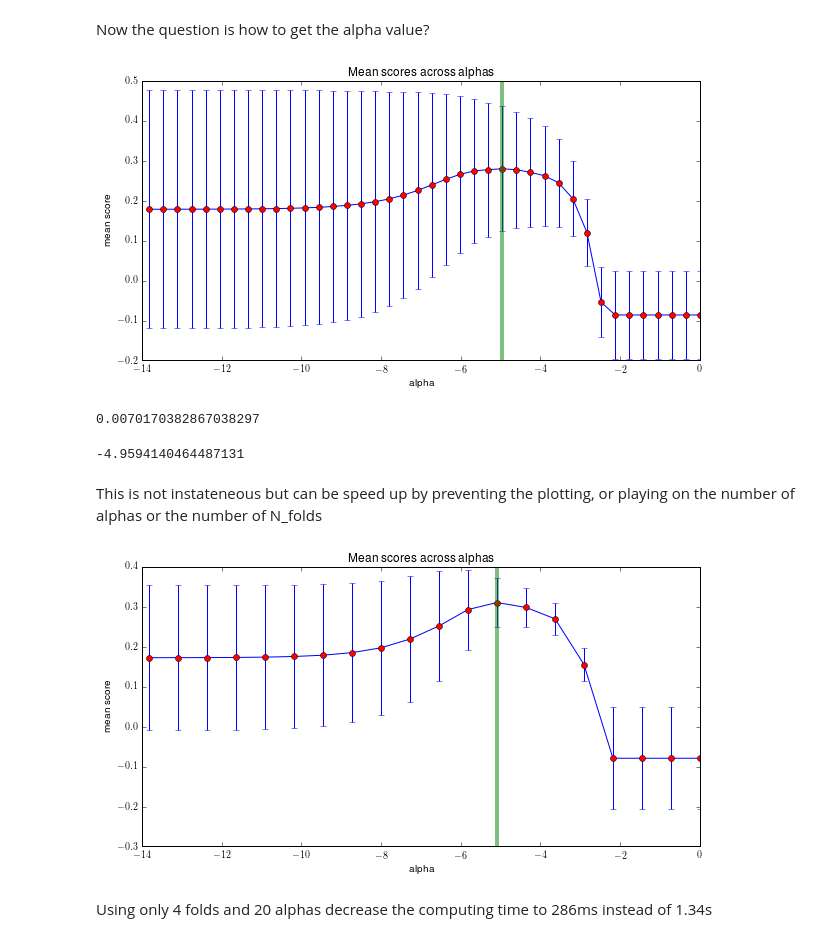
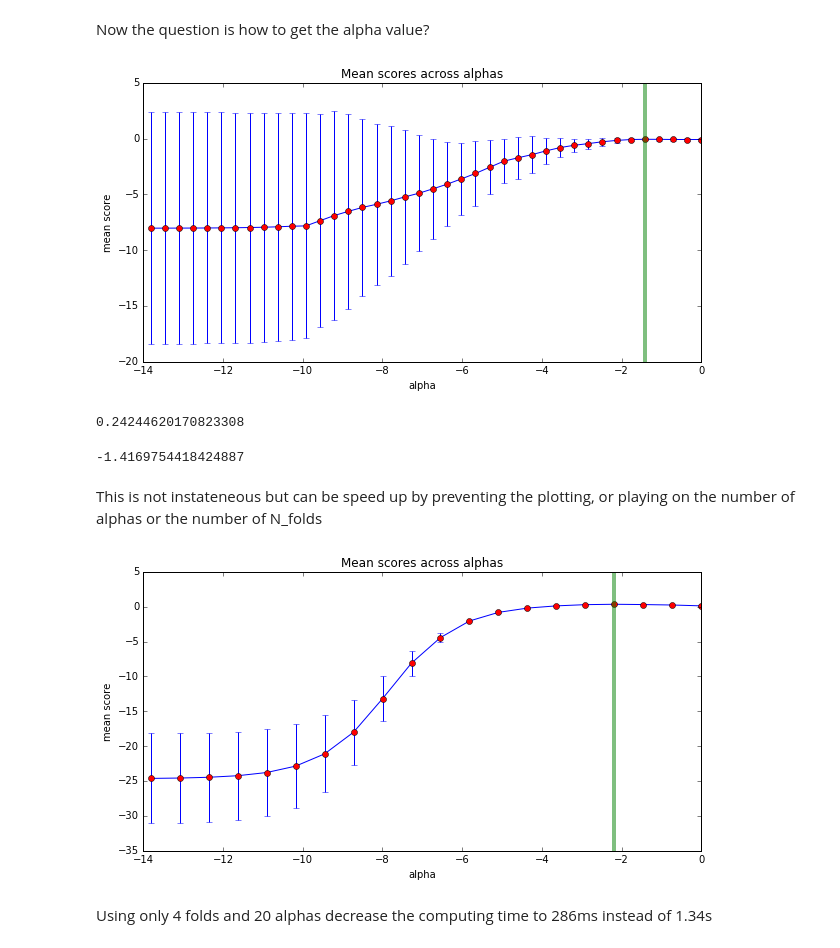
Before and after one commit to CancerRxGene/gdsctools, a Jupyter notebook: notebooks/ElasticNet.ipynb, the cells around one changed output. Drawn from its saved outputs; the diff is of its cells as text; code cells hidden in the pictures.

```diff
--- a/notebooks/ElasticNet.ipynb
+++ b/notebooks/ElasticNet.ipynb
@@ -8,11 +9,13 @@ Populating the interactive namespace from numpy and matplotlib
 # %%
 from gdsctools import IC50, gdsctools_data, GenomicFeatures
 # %%
-ic50 = IC50(gdsctools_data("IC50_v5.csv.gz"))
+ic50 = IC50(gdsctools_data("IC50_v17.csv.gz"))
 # %%
-gf = GenomicFeatures(gdsctools_data("genomic_features_v5.csv.gz"))
+gf = GenomicFeatures(gdsctools_data("genomic_features_v17.csv.gz"))
 # %%
 gd = elastic_net.ElasticNet(ic50, gf)
+# %%
+drugid = gd.drugIds[1]
 # %% [markdown]
 ElasticNet requires 2 parameters called alpha and l1_ratio
 note that this is different from glmnet terminology
@@ -49,17 +56,18 @@ _ = hist(scores,bins=20); xlabel('scores for the N folds ')
 # %% [markdown]
 Now the question is how to get the alpha value?
 # %%
-alphas, all_scores, maximum, alpha_best = gd.tune_alpha(1047, alphas=logspace(-6,0,40), n_folds=10)
+alphas, all_scores, maximum, alpha_best = gd.tune_alpha(drugid,
+                            alphas=logspace(-6,0,40), n_folds=10)
 # %% [output]
-[figure, old version]
+[figure, new version]
 # %%
 alpha_best
 # %% [output]
-0.0070170382867038297
+0.24244620170823308
 # %%
 log(alpha_best)
 # %% [output]
--4.9594140464487131
+-1.4169754418424887
 # %% [markdown]
 This is not instateneous but can be speed up by preventing the plotting, or playing on the number of alphas or the number of N_folds
 # %%
@@ -69,7 +77,7 @@ res = gd.tune_alpha(1047, alphas=logspace(-6,0,20), n_folds=4, show=False)
 # %%
-alphas, all_scores, maximum, best_alpha = gd.tune_alpha(1047, alphas=logspace(-6,0,20), n_folds=4, show=True)
+res = gd.tune_alpha(1047, alphas=logspace(-6,0,20), n_folds=4, show=True)
 # %% [output]
-[figure, old version]
+[figure, new version]
 # %% [markdown]
 Using only 4 folds and 20 alphas decrease the computing time to 286ms instead of 1.34s
 # %% [markdown]
```
Also changed, not shown: parts of 14 cells of this notebook, 3 other files.
